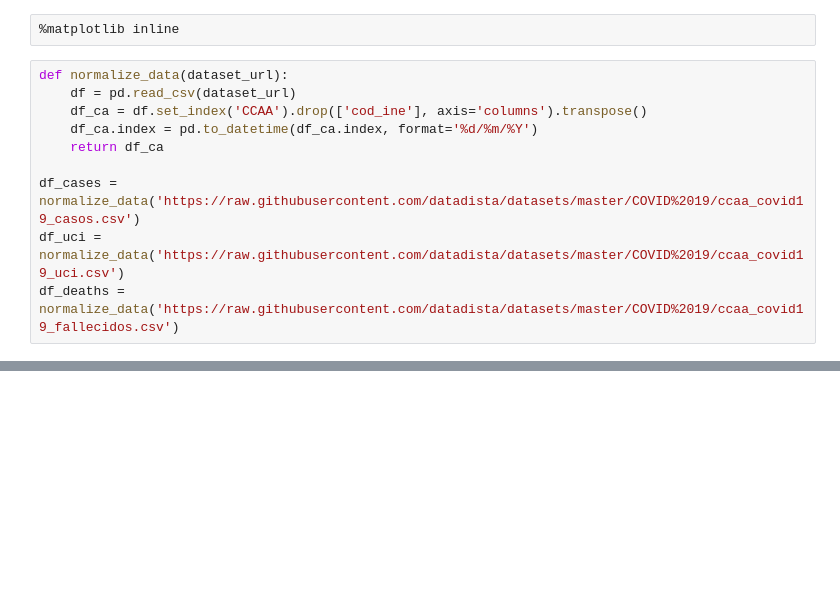
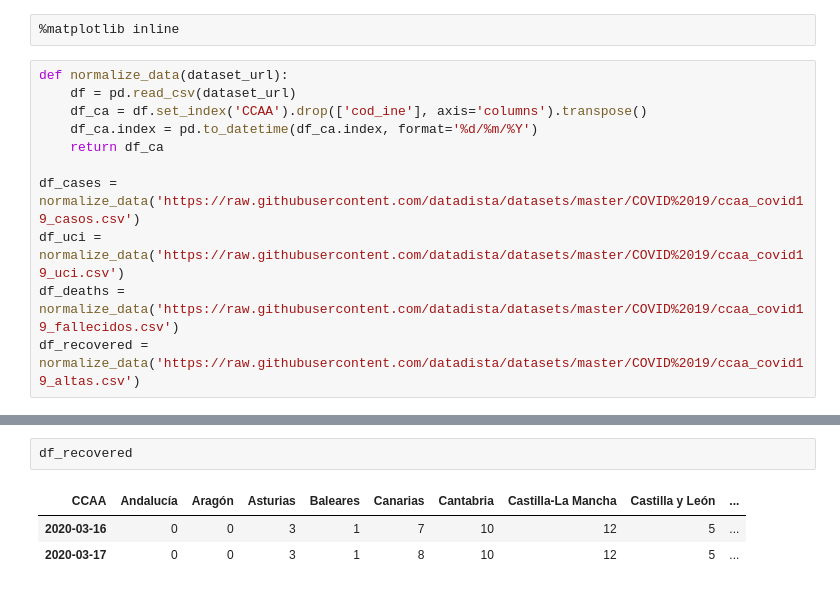
Before and after one commit to ddelizia/covid-19, a Jupyter notebook: study.ipynb, the cells around one changed output, grey strips where cells are left out. Drawn from its saved outputs; the diff is of its cells as text; blank space fills up the shorter version.

```diff
--- a/study.ipynb
+++ b/study.ipynb
@@ -13,6 +13,7 @@ def normalize_data(dataset_url):
 df_cases = normalize_data('https://raw.githubusercontent.com/datadista/datasets/master/COVID%2019/ccaa_covid19_casos.csv')
 df_uci = normalize_data('https://raw.githubusercontent.com/datadista/datasets/master/COVID%2019/ccaa_covid19_uci.csv')
 df_deaths = normalize_data('https://raw.githubusercontent.com/datadista/datasets/master/COVID%2019/ccaa_covid19_fallecidos.csv')
+df_recovered = normalize_data('https://raw.githubusercontent.com/datadista/datasets/master/COVID%2019/ccaa_covid19_altas.csv')
 # %%
 df_cases
 # %% [output]
@@ -64,3 +68,9 @@ df_deaths
+# %%
+df_recovered
+# %% [output]
+| CCAA | Andalucía | Aragón | Asturias | Baleares | Canarias | Cantabria | Castilla-La Mancha | Castilla y León | ... |
+| 2020-03-16 | 0 | 0 | 3 | 1 | 7 | 10 | 12 | 5 | ... |
+| 2020-03-17 | 0 | 0 | 3 | 1 | 8 | 10 | 12 | 5 | ... |
 # %%
 ca = 'C. Valenciana'
 
```
Also changed, not shown: parts of 9 cells of this notebook, 6 other files.
